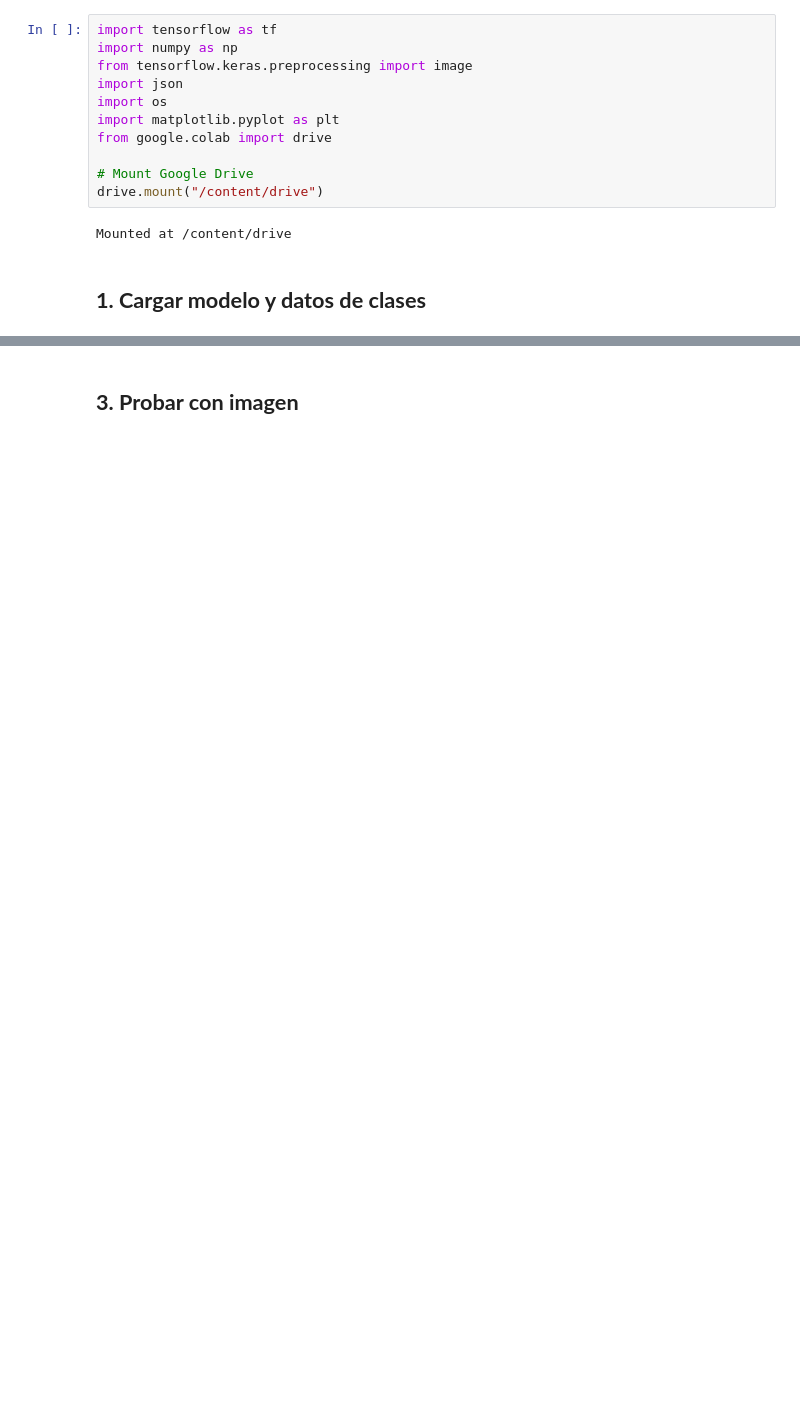
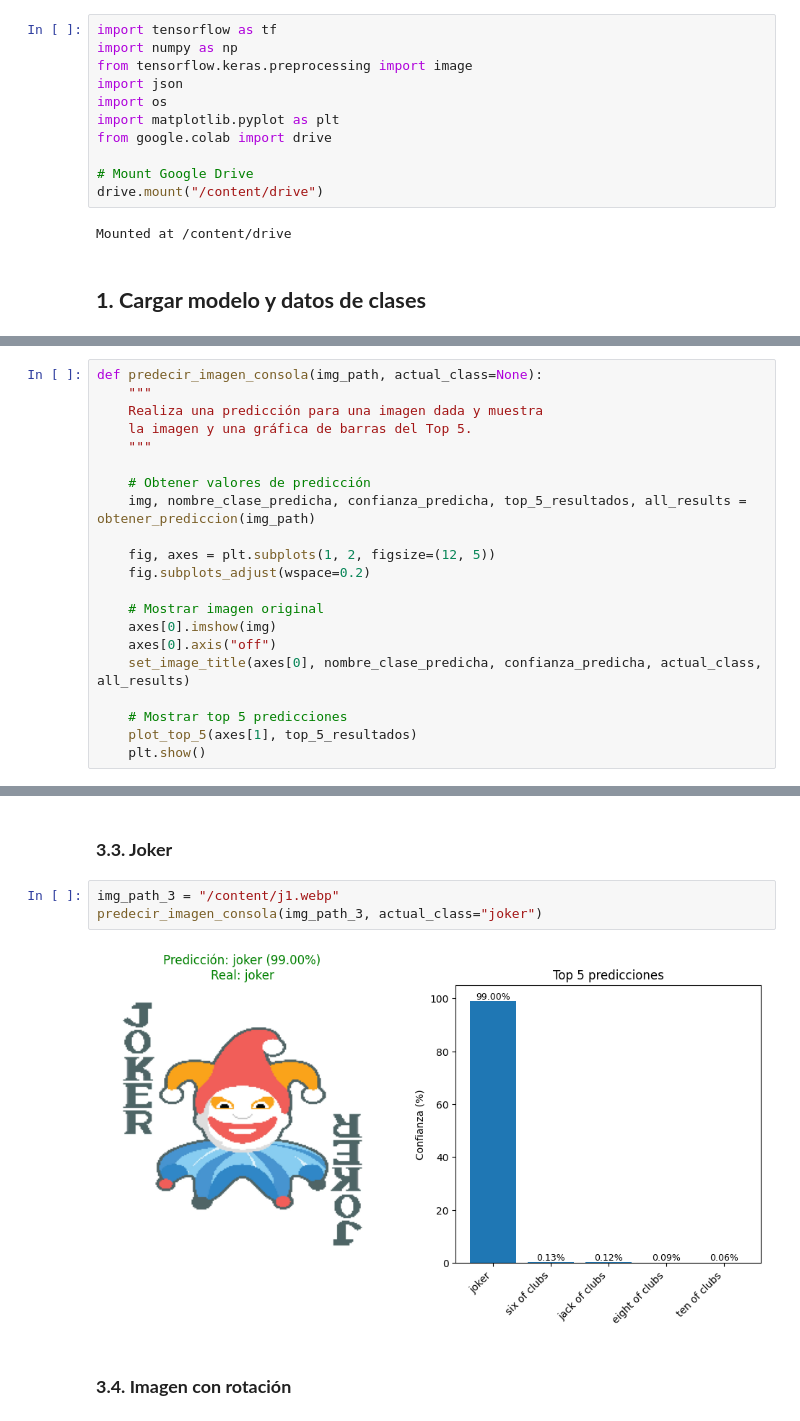
Before and after one commit to chimalii/DeepLearningProject_Advanced_AI, a Jupyter notebook: Interfaz.ipynb, the cells around one changed output, grey strips where cells are left out. Drawn from its saved outputs; the diff is of its cells as text; blank space fills up the shorter version.

```diff
--- a/Interfaz.ipynb
+++ b/Interfaz.ipynb
@@ -86,0 +119,21 @@ def predecir_imagen_consola(img_path, actual_class=None):
+# %%
+def predecir_imagen_consola(img_path, actual_class=None):
+    """
+    Realiza una predicción para una imagen dada y muestra
+    la imagen y una gráfica de barras del Top 5.
+    """
+
+    # Obtener valores de predicción
+    img, nombre_clase_predicha, confianza_predicha, top_5_resultados, all_results = obtener_prediccion(img_path)
+
+    fig, axes = plt.subplots(1, 2, figsize=(12, 5))
+    fig.subplots_adjust(wspace=0.2)
+
+    # Mostrar imagen original
+    axes[0].imshow(img)
+    axes[0].axis("off")
+    set_image_title(axes[0], nombre_clase_predicha, confianza_predicha, actual_class, all_results)
+
+    # Mostrar top 5 predicciones
+    plot_top_5(axes[1], top_5_resultados)
+    plt.show()
@@ -87,2 +221,9 @@ def predecir_imagen_consola(img_path, actual_class=None):
+# %% [markdown]
+### **3.3. Joker**
+# %%
+img_path_3 = "/content/j1.webp"
+predecir_imagen_consola(img_path_3, actual_class="joker")
+# %% [output]
+[figure, added]
 # %% [markdown]
-## **3. Probar con imagen**
+### **3.4. Imagen con rotación**
```
Also changed, not shown: parts of 20 cells of this notebook.
